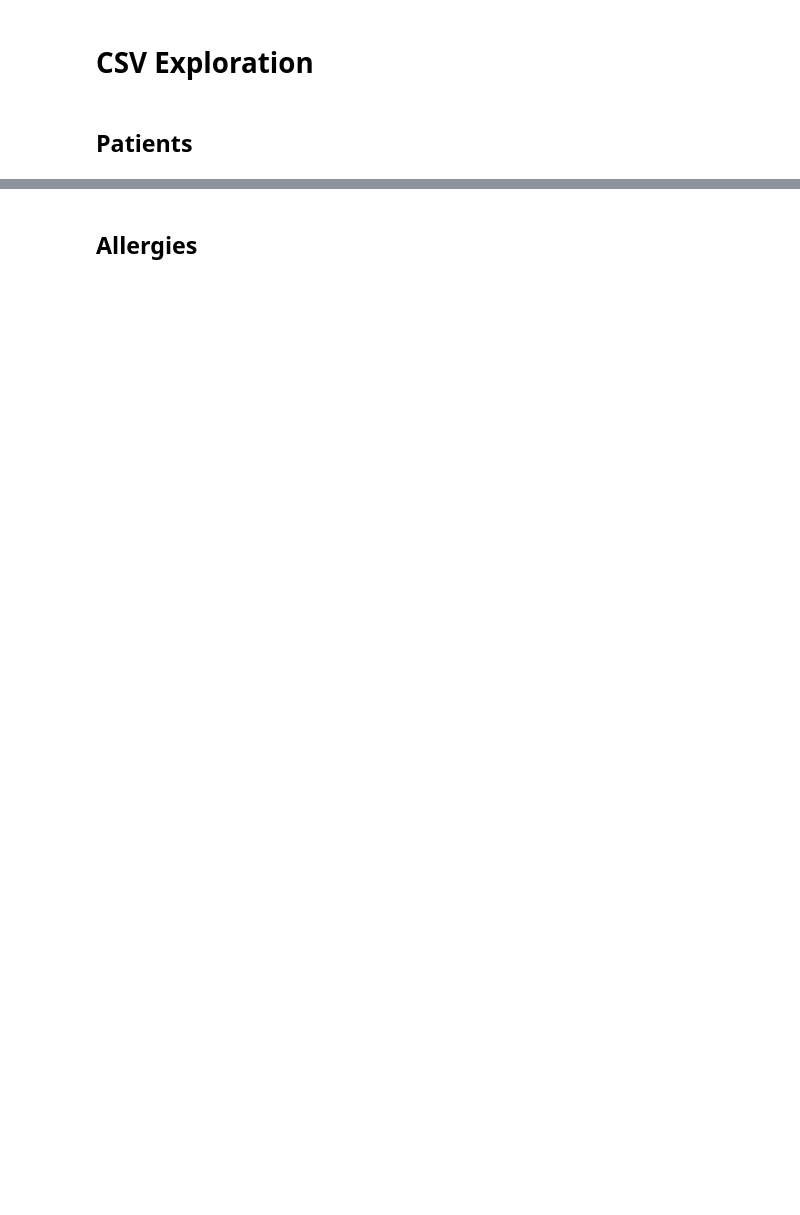
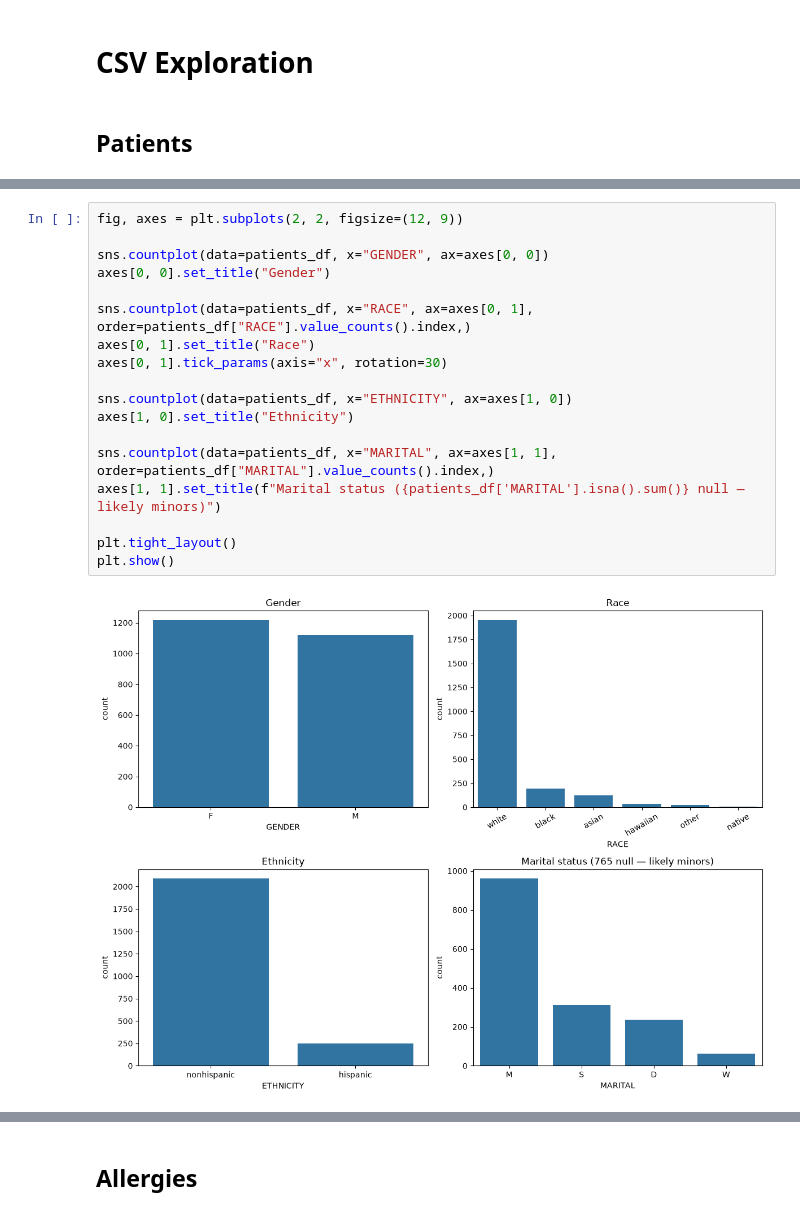
Before and after one commit to tssrao/clinical-investigation-agent, a Jupyter notebook: notebooks/eda.ipynb, the cells around one changed output, grey strips where cells are left out. Drawn from its saved outputs; the diff is of its cells as text; blank space fills up the shorter version.

```diff
--- a/notebooks/eda.ipynb
+++ b/notebooks/eda.ipynb
@@ -47,0 +63,20 @@ memory usage: 26.2+ KB
+# %%
+fig, axes = plt.subplots(2, 2, figsize=(12, 9))
+
+sns.countplot(data=patients_df, x="GENDER", ax=axes[0, 0])
+axes[0, 0].set_title("Gender")
+
+sns.countplot(data=patients_df, x="RACE", ax=axes[0, 1], order=patients_df["RACE"].value_counts().index,)
+axes[0, 1].set_title("Race")
+axes[0, 1].tick_params(axis="x", rotation=30)
+
+sns.countplot(data=patients_df, x="ETHNICITY", ax=axes[1, 0])
+axes[1, 0].set_title("Ethnicity")
+
+sns.countplot(data=patients_df, x="MARITAL", ax=axes[1, 1], order=patients_df["MARITAL"].value_counts().index,)
+axes[1, 1].set_title(f"Marital status ({patients_df['MARITAL'].isna().sum()} null — likely minors)")
+
+plt.tight_layout()
+plt.show()
+# %% [output]
+[figure, added]
```
Also changed, not shown: parts of 32 cells of this notebook, 8 other files.
